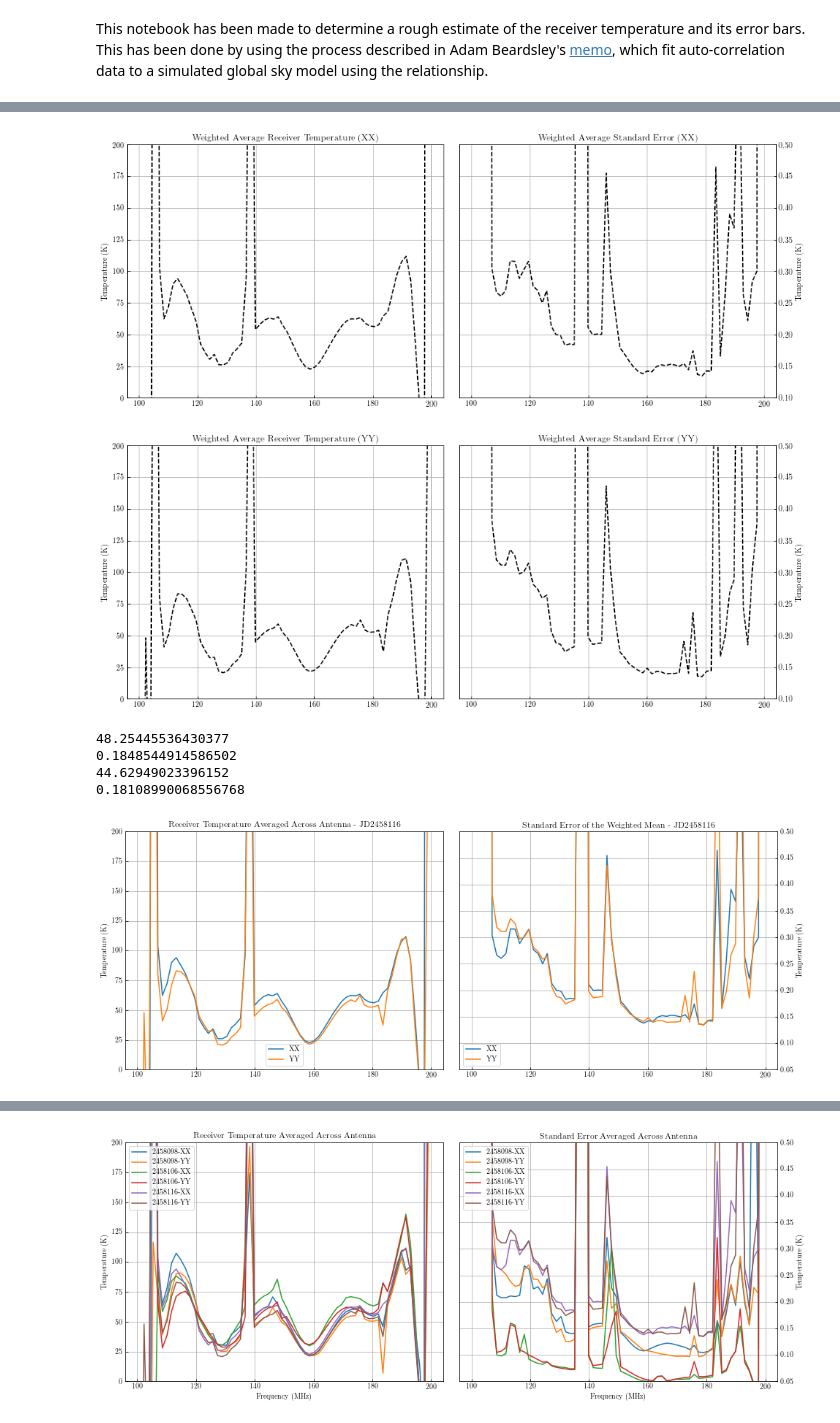
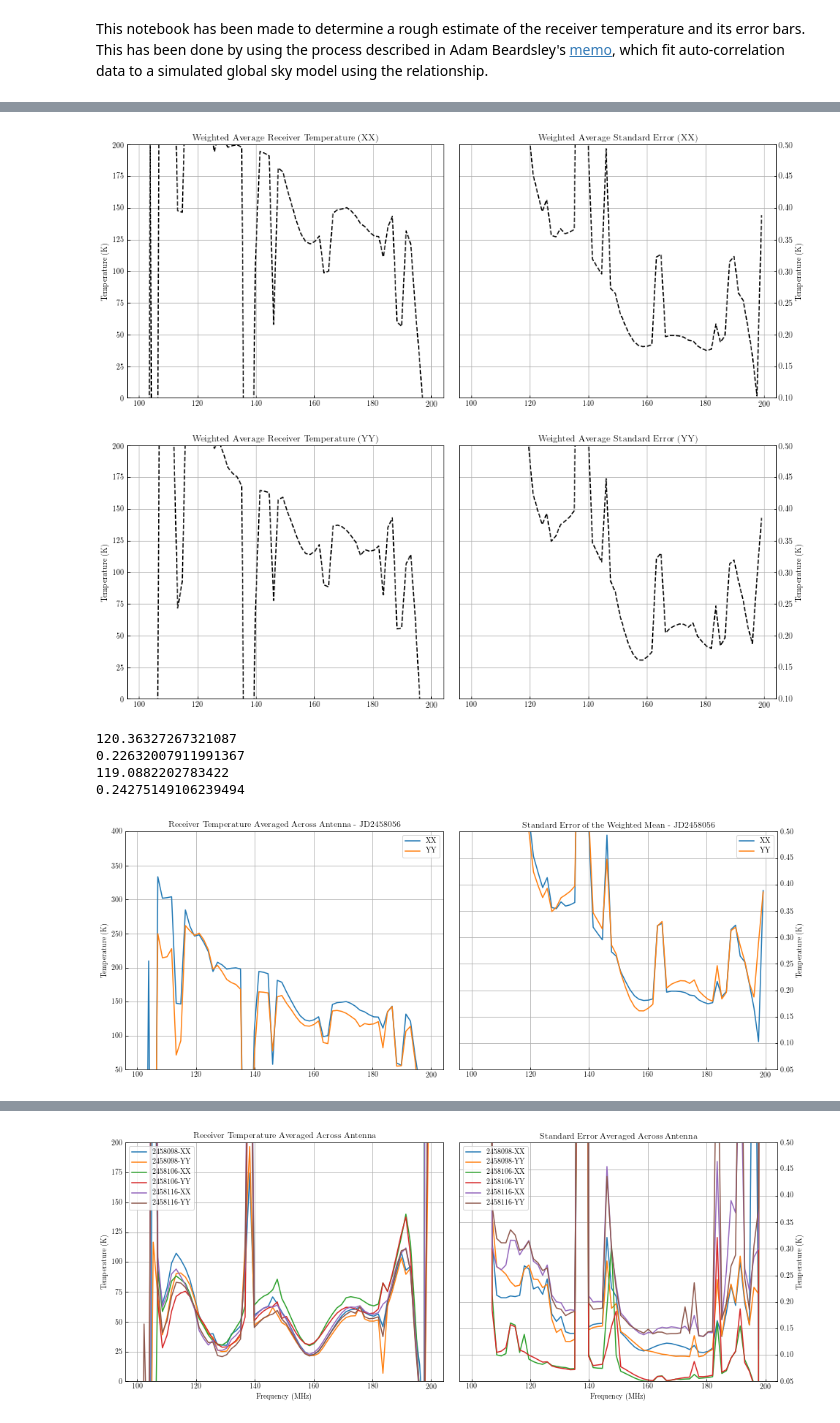
Before and after one commit to tyler-a-cox/HERA_Tsys, a Jupyter notebook: notebooks/HERA_Tsys_auto_fits.ipynb, the cells around one changed output, grey strips where cells are left out. Drawn from its saved outputs; the diff is of its cells as text; code cells hidden in the pictures.

```diff
--- a/notebooks/HERA_Tsys_auto_fits.ipynb
+++ b/notebooks/HERA_Tsys_auto_fits.ipynb
@@ -32,4 +25,0 @@ tsky_new = np.load(tsky_new)['HERA_Tsky']
-# %%
-for i in np.arange(tsky_old.shape[0]):
-    for j in np.arange(tsky_old.shape[1]):
-        plt.plot(tsky_old[i,j,:]-tsky_new[i,j,:])
@@ -40,8 +26,8 @@ tsky_old[i,j,:]-tsky_new[i,j,:]
 # %%
-JD = 2458116
+JD = 2458056
 
 # Tsky_file = '/data4/tcox/HERA_IDR1_analysis/HERA_Tsky.npz'
-Tsky_file = '/Users/tyler/Desktop/Research/Tsys/apb/HERA_tsky_fast.npz'
+Tsky_file = '/Users/tyler/Desktop/Research/Tsys/data/HERA_tsky_fast.npz'
 data = np.load(Tsky_file)
 freqs = data['freqs']  # These are already made to fit the data
 model_lsts = data['lsts']
@@ -124,14 +110,14 @@ else:
                                 bounds=(0, np.inf))
                 auto_fits[pol, anti, fi, :] = out[0]
                 covs[pol, anti, fi, :, :] = out[1]
-    gains, rxr_temp, rxr_temp_err = gain_rxr_temp(auto_fits, covs, save_npz=False)
+    gains, rxr_temp, rxr_temp_err = gain_rxr_temp(auto_fits, covs, save_npz=True)
 # %%
 fig, axarr = plt.subplots(1, 2, sharey=True, figsize=(15, 6))
 
 for poli, pol in enumerate(pols):
     for anti, ant in enumerate(HERA_list):
         axarr[poli].plot(freqs, rxr_temp[poli, anti, :], label=str(ant))
-    axarr[poli].set_ylim([0,600])
+    axarr[poli].set_ylim([0,1000])
     axarr[0].set_ylabel('Temperature (K)')
     axarr[0].set_xlabel('Frequency (MHz)')
     axarr[1].set_xlabel('Frequency (MHz)')
@@ -222,44 +208,44 @@ for poli, pol in enumerate(pols):
 
 #np.savez('average_temp_{pol}_{JD}'.format(pol=pols[0], JD=JD), avg_temps=avg_temps, avg_err=avg_err)
 # %% [output]
-[figure, old version]
+[figure, new version]
-[figure, old version]
+[figure, new version]
 # %%
 avg_temps = np.zeros((2, rxr_temp.shape[2]))
 avg_err = np.zeros((2, rxr_temp.shape[2]))
 
 fig, axarr = plt.subplots(1, 2, figsize=(16, 6))
 
 for poli, pol in enumerate(pols):
     for i in np.arange(rxr_temp.shape[2]):
         avg_temps[poli,i] = np.average(rxr_temp[poli,:,i], weights=1.0/rxr_temp_err[poli,:,i]**2)
         avg_err[poli,i] = np.sqrt(1.0 / np.sum(rxr_temp_err[poli,:,i]**(-2)) )
 
     axarr[0].plot(freqs, avg_temps[poli,:], label=str(2*pol))
     axarr[0].set_title('Receiver Temperature Averaged Across Antenna - JD{}'.format(jd))
-    axarr[0].set_ylim([0,200])
+    axarr[0].set_ylim([50,400])
     axarr[0].set_ylabel('Temperature (K)')
     axarr[1].set_ylabel('Temperature (K)')
     axarr[1].plot(freqs, avg_err[poli,:], label=str(2*pol))
     axarr[1].set_title('Standard Error of the Weighted Mean - JD{}'.format(jd))
     axarr[1].yaxis.tick_right()
     axarr[1].yaxis.set_label_position("right")
     axarr[1].set_ylim([0.05,0.5])
     axarr[0].legend()
     axarr[1].legend()
     axarr[poli].grid()
     print np.average(avg_temps[poli,:], weights=1.0 / avg_err[poli,:]**2)
     print np.average(avg_err[poli,:], weights=1.0 / avg_err[poli,:]**2)
 
 plt.subplots_adjust(wspace=0.05)
 #plt.show()
 #plt.savefig('/Users/tyler/Desktop/Research/Tsys/Tsys_plots/IDR2/{JD}/avg_temp_w_err_{JD}.png'.format(JD=jd), bbox_inches='tight')
 # %% [output]
-48.25445536430377
-0.1848544914586502
-44.62949023396152
-0.18108990068556768
+120.36327267321087
+0.22632007911991367
+119.0882202783422
+0.24275149106239494
-[figure, old version]
+[figure, new version]
 # %%
 plt.figure(figsize=(10,6))
 plt.plot(freqs, avg_err[0,:] / np.abs(avg_temps[0,:]), label='XX')
```
Also changed, not shown: parts of 8 cells of this notebook, 5 other files.
